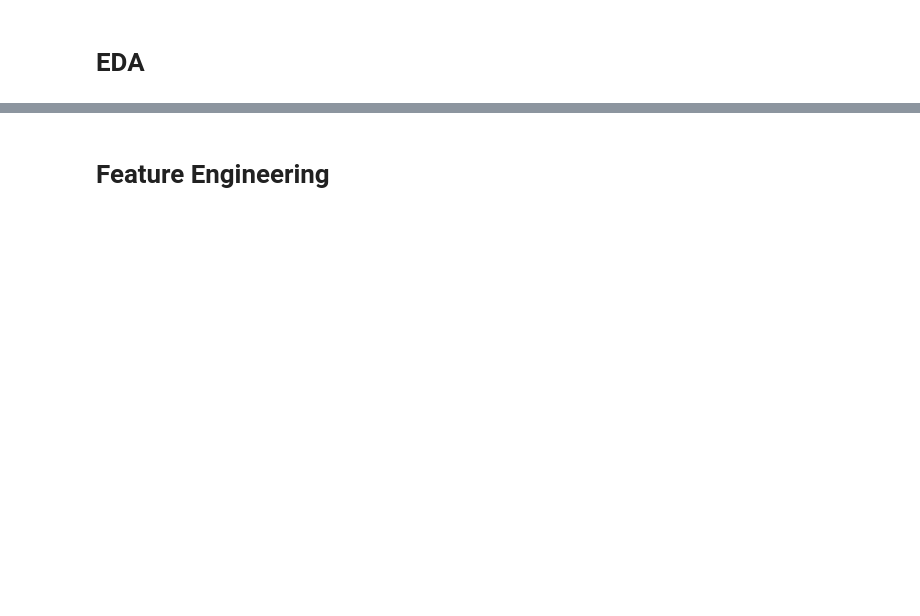
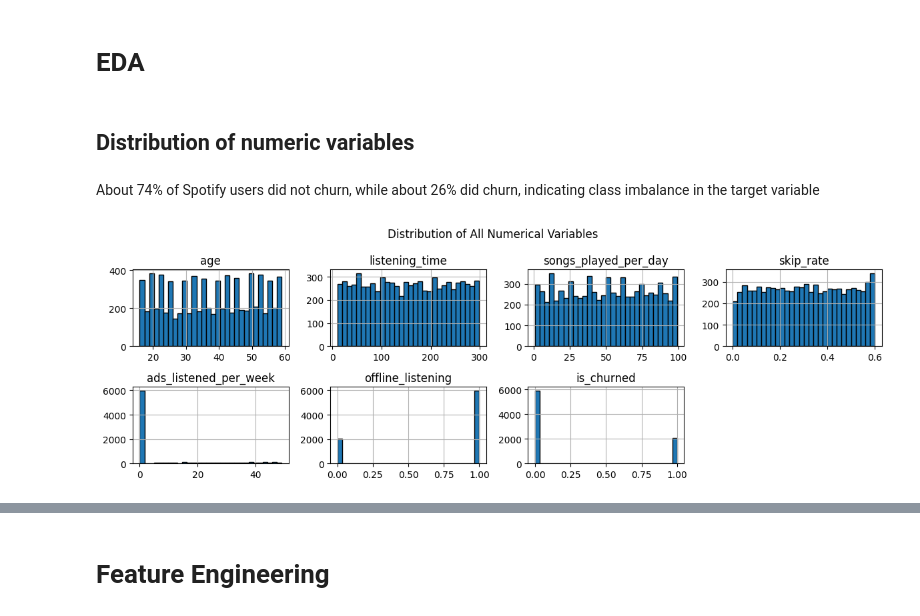
Before and after one commit to xuany823/ADS505_Final_Project, a Jupyter notebook: Spotify_Churn.ipynb, the cells around one changed output, grey strips where cells are left out. Drawn from its saved outputs; the diff is of its cells as text; code cells hidden in the pictures; blank space fills up the shorter version.

```diff
--- a/Spotify_Churn.ipynb
+++ b/Spotify_Churn.ipynb
@@ -154,2 +177,15 @@ There were no missing values in the dataset.
 # %% [markdown]
 # EDA
+# %% [markdown]
+## Distribution of numeric variables
+# %% [markdown]
+About 74% of Spotify users did not churn, while about 26% did churn, indicating class imbalance in the target variable
+# %%
+# Distribution of numerical variables
+
+df.hist(figsize=(12, 4), bins=30, edgecolor='black', layout=(2, 4)) # Michelle
+plt.suptitle('Distribution of All Numerical Variables')
+plt.tight_layout()
+plt.show()
+# %% [output]
+[figure, added]
```
Also changed, not shown: parts of 75 cells of this notebook.
